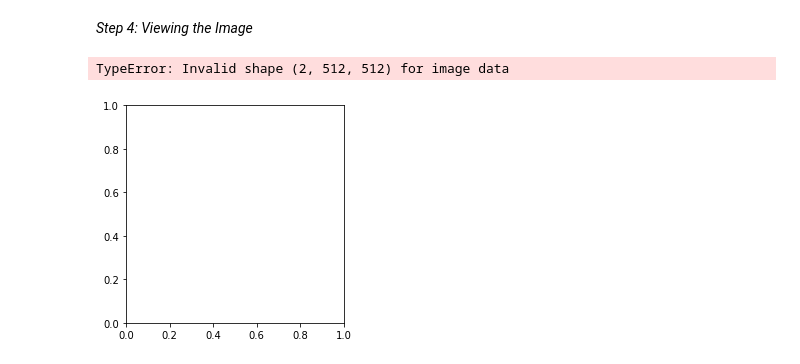
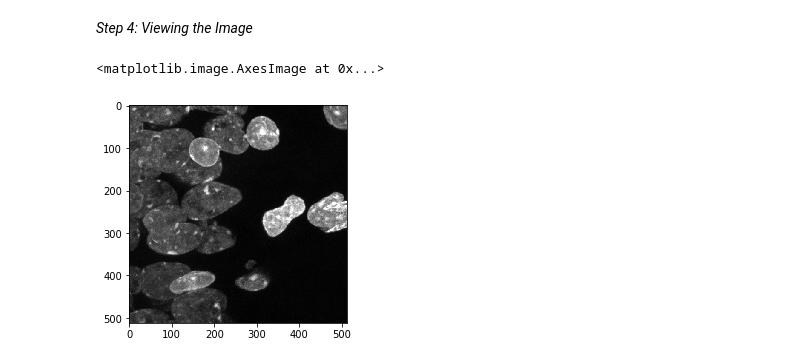
Before and after one commit to Nance-Lab/textile, a Jupyter notebook: modules/module4_ipactivity.ipynb, the cells around one changed output. Saved outputs shown, nothing was run; the diff lists cells and outputs as text; code cells hidden in the pictures.

Commit message:
Update module4_ipactivity.ipynb
added in the reading in of an image

```diff
--- a/modules/module4_ipactivity.ipynb
+++ b/modules/module4_ipactivity.ipynb
@@ -28,7 +28,7 @@ In this case, the only input needed is the location of location of the cell.tif
 # %%
 #replace the example path from my computer with the path to the image on your computer
 
-cell_im_location = '/Users/hhelmbre/Desktop/packages/textile/example_data/cell2.tif'
+cell_im_location = '/Users/hhelmbre/Desktop/packages/textile/example_data/cell.tif'
 # %% [markdown]
 *Step 3: Reading in the image*
 # %% [markdown]
@@ -40,7 +40,7 @@ cell_im = io.imread(cell_im_location)
 # %% [markdown]
 *Step 4: Viewing the Image*
 # %%
-plt.imshow(cell_im)
+plt.imshow(cell_im[0,:,:], cmap='gray')
 # %% [output]
-TypeError: Invalid shape (2, 512, 512) for image data
+<matplotlib.image.AxesImage at 0x...>
-[figure, old version]
+[figure, new version]
```
